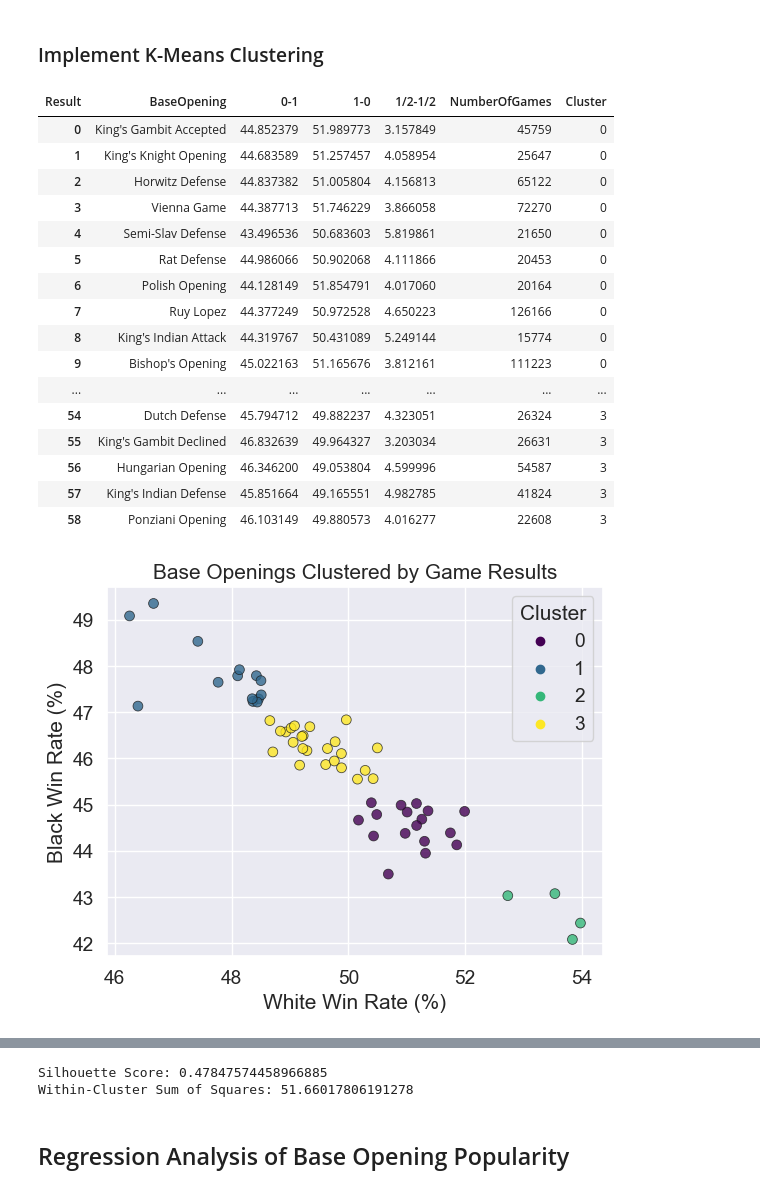
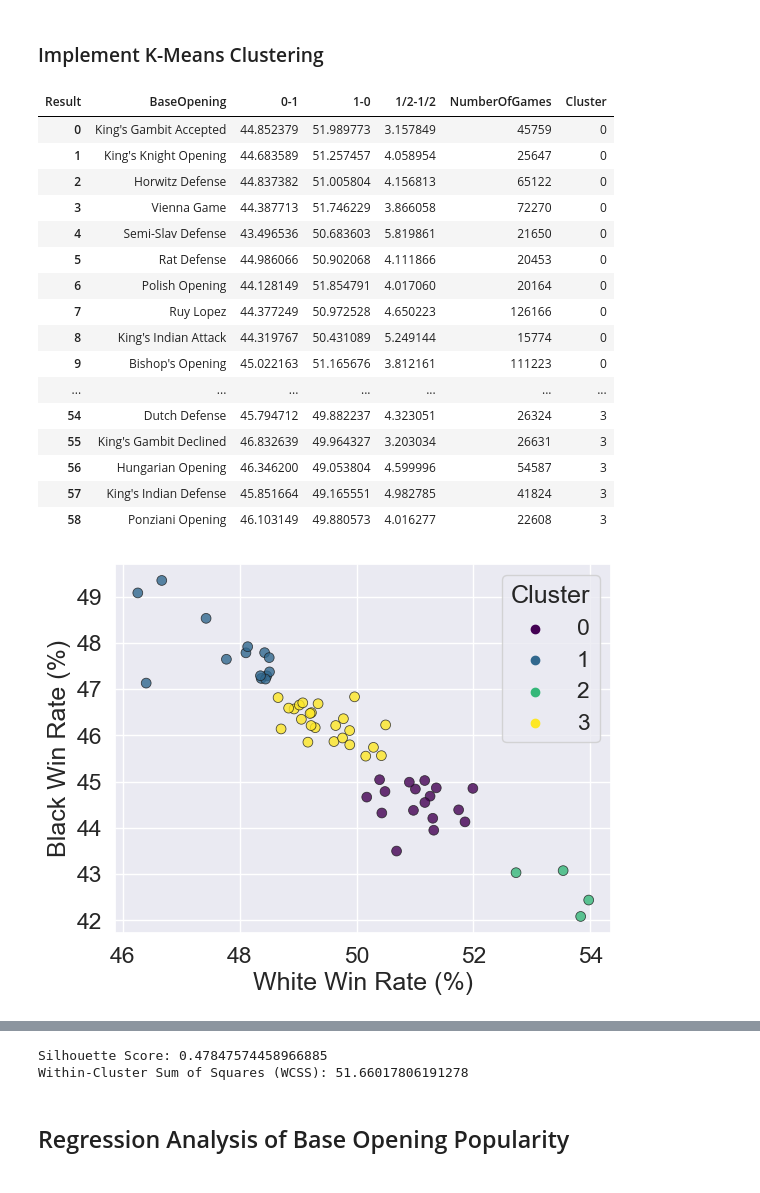
Before and after one commit to IsaacCheng9/machine-learning-in-chess, a Jupyter notebook: src/analyse_chess_data.ipynb, the cells around one changed output, grey strips where cells are left out. Saved outputs shown, nothing was run; the diff lists cells and outputs as text; code cells hidden in the pictures.

Commit message:
Explain clustering for White vs. Black win rate

```diff
--- a/src/analyse_chess_data.ipynb
+++ b/src/analyse_chess_data.ipynb
@@ -1923,8 +1923,8 @@ result_percentages_pivot_sorted_cluster = result_percentages_pivot_sorted.sort_v
 result_percentages_pivot_sorted_cluster.reset_index(drop=True, inplace=True)
 display(result_percentages_pivot_sorted_cluster)
 
-# Create a scatter plot with different colors for each cluster.
-sns.set(font_scale=1.25)
+# Create a scatter plot for White win rate vs. Black win rate.
+sns.set(font_scale=1.5)
 scatter = sns.scatterplot(
     x="1-0",
     y="0-1",
@@ -1932,33 +1932,53 @@ scatter = sns.scatterplot(
     data=result_percentages_pivot_sorted_cluster,
     palette="viridis",
     s=50,
     edgecolor="k",
     alpha=0.8,
 )
 scatter.set(xlabel="White Win Rate (%)", ylabel="Black Win Rate (%)")
-scatter.set_title("Base Openings Clustered by Game Results")
+# scatter.set_title(
+#     "Base Openings Clustered by Game Results\n(White Win Rate vs. Black Win Rate)"
+# )
+plt.show()
+
+# Create a scatter plot for White win rate vs. draw rate.
+sns.set(font_scale=1.5)
+scatter = sns.scatterplot(
+    x="1-0",
+    y="1/2-1/2",
+    hue="Cluster",
+    data=result_percentages_pivot_sorted_cluster,
+    palette="viridis",
+    s=50,
+    edgecolor="k",
+    alpha=0.8,
+)
+scatter.set(xlabel="White Win Rate (%)", ylabel="Draw Rate (%)")
+# scatter.set_title(
+#     "Base Openings Clustered by Game Results\n(White Win Rate vs. Draw Rate)"
+# )
 plt.show()
 
 print(
     f"Silhouette Score: {silhouette_score(clustering_data_pd, kmeans.labels_)}\n"
-    f"Within-Cluster Sum of Squares: {kmeans.inertia_}"
+    f"Within-Cluster Sum of Squares (WCSS): {kmeans.inertia_}"
 )
 # %% [output]
 | Result | BaseOpening | 0-1 | 1-0 | 1/2-1/2 | NumberOfGames | Cluster |
 | 0 | King's Gambit Accepted | 44.852379 | 51.989773 | 3.157849 | 45759 | 0 |
 | 1 | King's Knight Opening | 44.683589 | 51.257457 | 4.058954 | 25647 | 0 |
 | 2 | Horwitz Defense | 44.837382 | 51.005804 | 4.156813 | 65122 | 0 |
 | 3 | Vienna Game | 44.387713 | 51.746229 | 3.866058 | 72270 | 0 |
 | 4 | Semi-Slav Defense | 43.496536 | 50.683603 | 5.819861 | 21650 | 0 |
 | 5 | Rat Defense | 44.986066 | 50.902068 | 4.111866 | 20453 | 0 |
 | 6 | Polish Opening | 44.128149 | 51.854791 | 4.017060 | 20164 | 0 |
 | 7 | Ruy Lopez | 44.377249 | 50.972528 | 4.650223 | 126166 | 0 |
 | 8 | King's Indian Attack | 44.319767 | 50.431089 | 5.249144 | 15774 | 0 |
 | 9 | Bishop's Opening | 45.022163 | 51.165676 | 3.812161 | 111223 | 0 |
 | ... | ... | ... | ... | ... | ... | ... |
 | 54 | Dutch Defense | 45.794712 | 49.882237 | 4.323051 | 26324 | 3 |
 | 55 | King's Gambit Declined | 46.832639 | 49.964327 | 3.203034 | 26631 | 3 |
 | 56 | Hungarian Opening | 46.346200 | 49.053804 | 4.599996 | 54587 | 3 |
 | 57 | King's Indian Defense | 45.851664 | 49.165551 | 4.982785 | 41824 | 3 |
 | 58 | Ponziani Opening | 46.103149 | 49.880573 | 4.016277 | 22608 | 3 |
-[figure, old version]
+[figure, new version]
@@ -1965,5 +1986,5 @@ print(
 Silhouette Score: 0.47847574458966885
-Within-Cluster Sum of Squares: 51.66017806191278
+Within-Cluster Sum of Squares (WCSS): 51.66017806191278
 # %% [markdown]
 ## Regression Analysis of Base Opening Popularity
 # %% [markdown]
```
Also changed, not shown: parts of 1 cell of this notebook, 5 other files.
